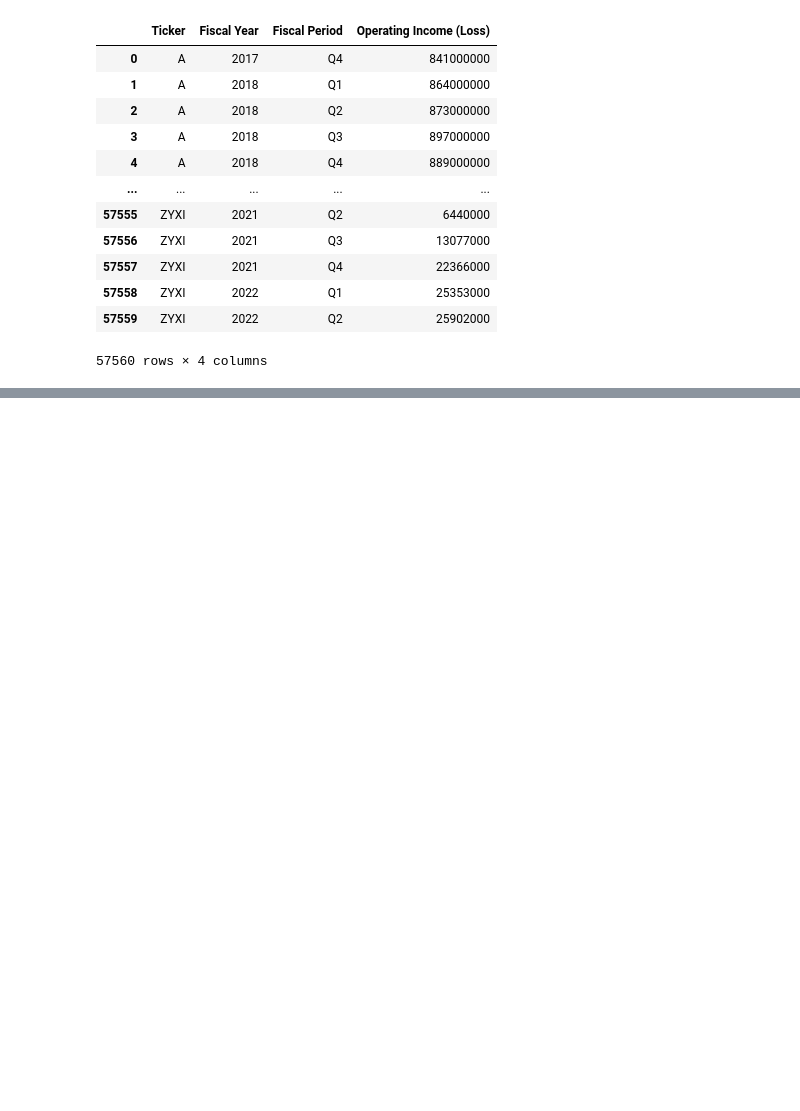
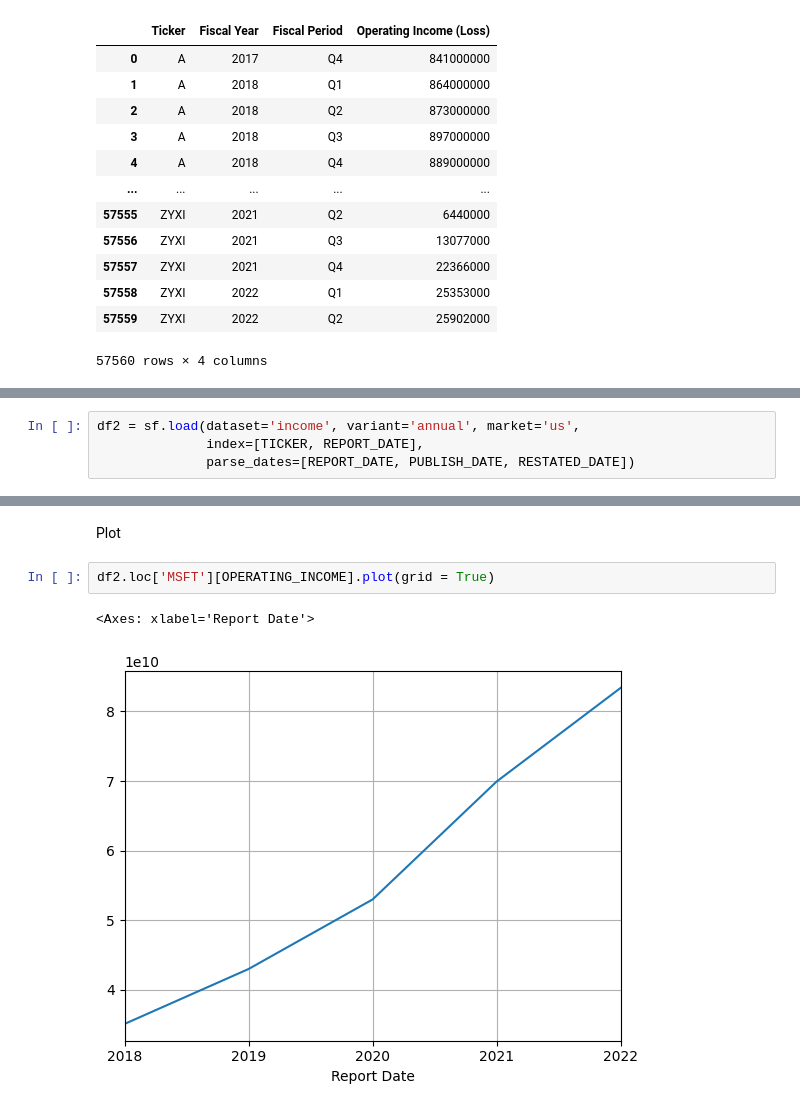
Before and after one commit to gp1981/ValueInvestSimFin, a Jupyter notebook: Tutorial_Jupyter.ipynb, the cells around one changed output, grey strips where cells are left out. Saved outputs shown, nothing was run; the diff lists cells and outputs as text; blank space fills up the shorter version.

Commit message:
Tutorials - plot

```diff
--- a/Tutorial_Jupyter.ipynb
+++ b/Tutorial_Jupyter.ipynb
@@ -137,0 +143,4 @@ df1[selected_columns]
+# %%
+df2 = sf.load(dataset='income', variant='annual', market='us',
+              index=[TICKER, REPORT_DATE],
+              parse_dates=[REPORT_DATE, PUBLISH_DATE, RESTATED_DATE])
@@ -137,0 +196,7 @@ df1[selected_columns]
+# %% [markdown]
+Plot
+# %%
+df2.loc['MSFT'][OPERATING_INCOME].plot(grid = True)
+# %% [output]
+<Axes: xlabel='Report Date'>
+[figure, added]
```
Also changed, not shown: parts of 9 cells of this notebook, 1 other file.
